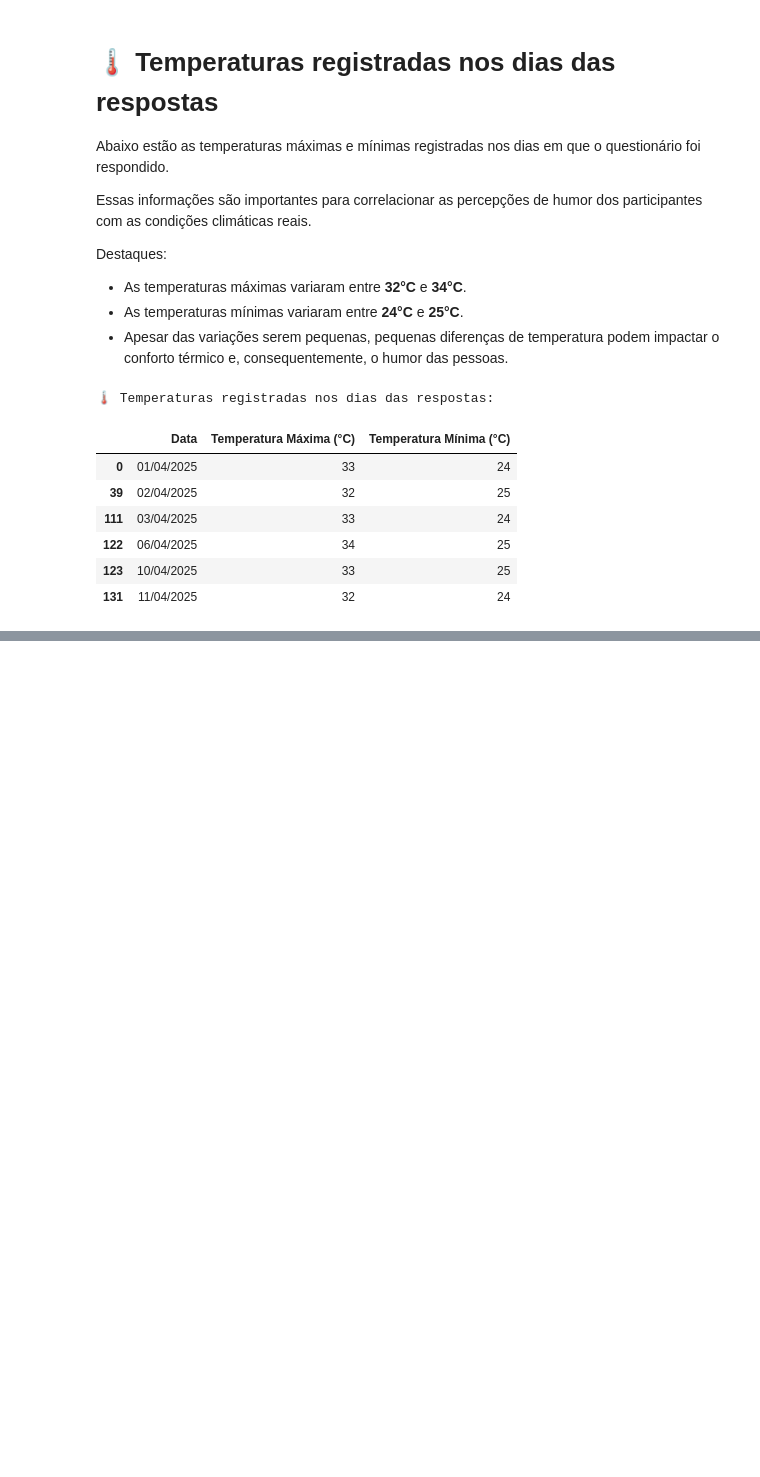
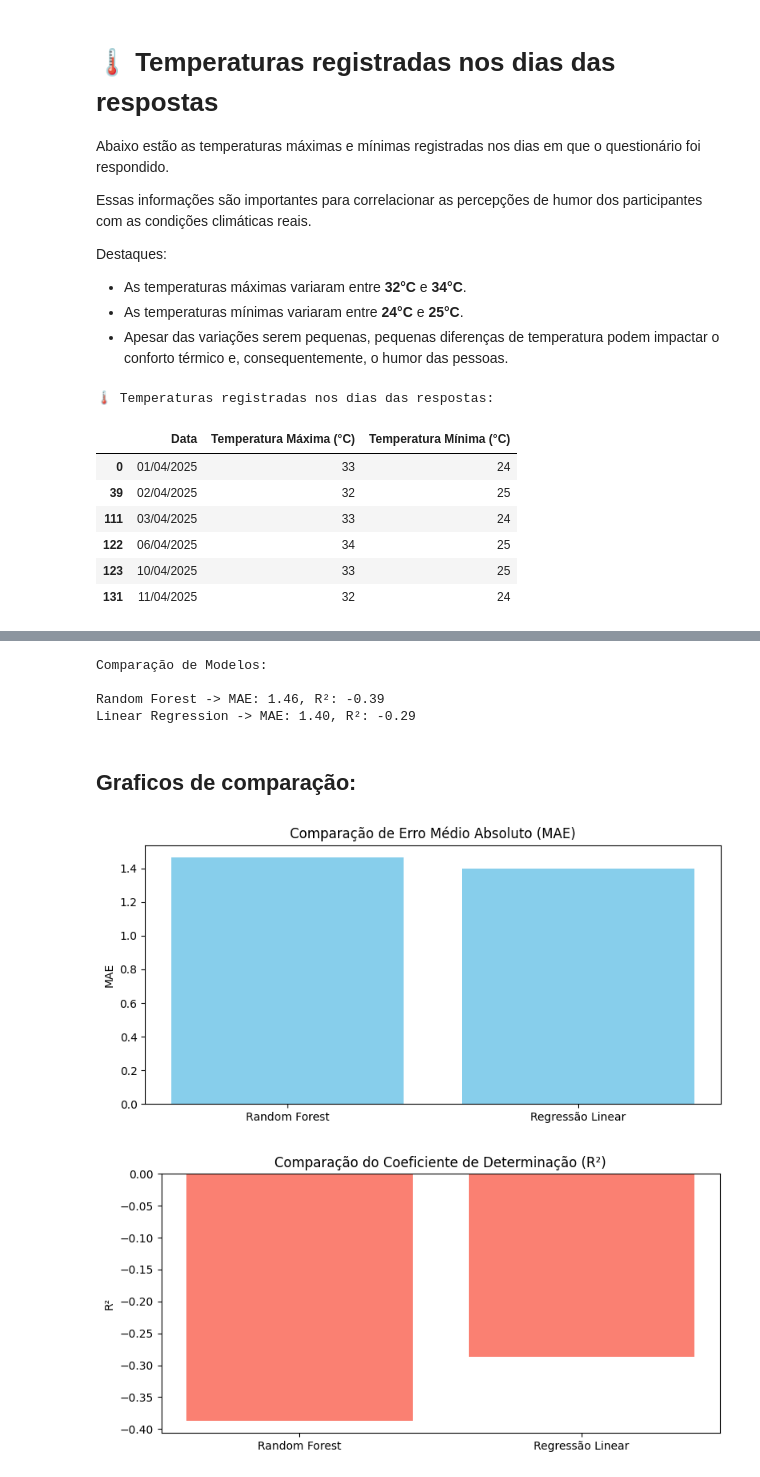
Before and after one commit to FranCosMonX/UFPI---Ciencia-de-dados, a Jupyter notebook: computacao_aplicada.ipynb, the cells around one changed output, grey strips where cells are left out. Drawn from its saved outputs; the diff is of its cells as text; code cells hidden in the pictures; blank space fills up the shorter version.

```diff
--- a/computacao_aplicada.ipynb
+++ b/computacao_aplicada.ipynb
@@ -229,0 +481,56 @@ plt.show()
+# %%
+from sklearn.linear_model import LinearRegression
+
+# Já temos X_train, X_test, y_train, y_test da célula anterior
+
+# Modelo 1: Random Forest
+modelo_rf = RandomForestRegressor(random_state=42)
+modelo_rf.fit(X_train, y_train)
+y_pred_rf = modelo_rf.predict(X_test)
+mae_rf = mean_absolute_error(y_test, y_pred_rf)
+r2_rf = r2_score(y_test, y_pred_rf)
+
+# Modelo 2: Regressão Linear
+modelo_lr = LinearRegression()
+modelo_lr.fit(X_train, y_train)
+y_pred_lr = modelo_lr.predict(X_test)
+mae_lr = mean_absolute_error(y_test, y_pred_lr)
+r2_lr = r2_score(y_test, y_pred_lr)
+
+# Comparação dos resultados
+print("Comparação de Modelos:")
+print(f"\nRandom Forest -> MAE: {mae_rf:.2f}, R²: {r2_rf:.2f}")
+print(f"Linear Regression -> MAE: {mae_lr:.2f}, R²: {r2_lr:.2f}")
+# %% [output]
+Comparação de Modelos:
+
+Random Forest -> MAE: 1.46, R²: -0.39
+Linear Regression -> MAE: 1.40, R²: -0.29
+# %% [markdown]
+## Graficos de comparação:
+# %%
+import matplotlib.pyplot as plt
+
+# Dados dos modelos para exibir
+modelos = ['Random Forest', 'Regressão Linear']
+maes = [mae_rf, mae_lr]
+r2s = [r2_rf, r2_lr]
+
+# Gráfico de comparação MAE
+plt.figure(figsize=(8, 4))
+plt.bar(modelos, maes, color='skyblue')
+plt.title('Comparação de Erro Médio Absoluto (MAE)')
+plt.ylabel('MAE')
+plt.tight_layout()
+plt.show()
+
+# Gráfico de comparação R²
+plt.figure(figsize=(8, 4))
+plt.bar(modelos, r2s, color='salmon')
+plt.title('Comparação do Coeficiente de Determinação (R²)')
+plt.ylabel('R²')
+plt.tight_layout()
+plt.show()
+# %% [output]
+[figure, added]
+[figure, added]
```
Also changed, not shown: parts of 19 cells of this notebook, 2 other files.
